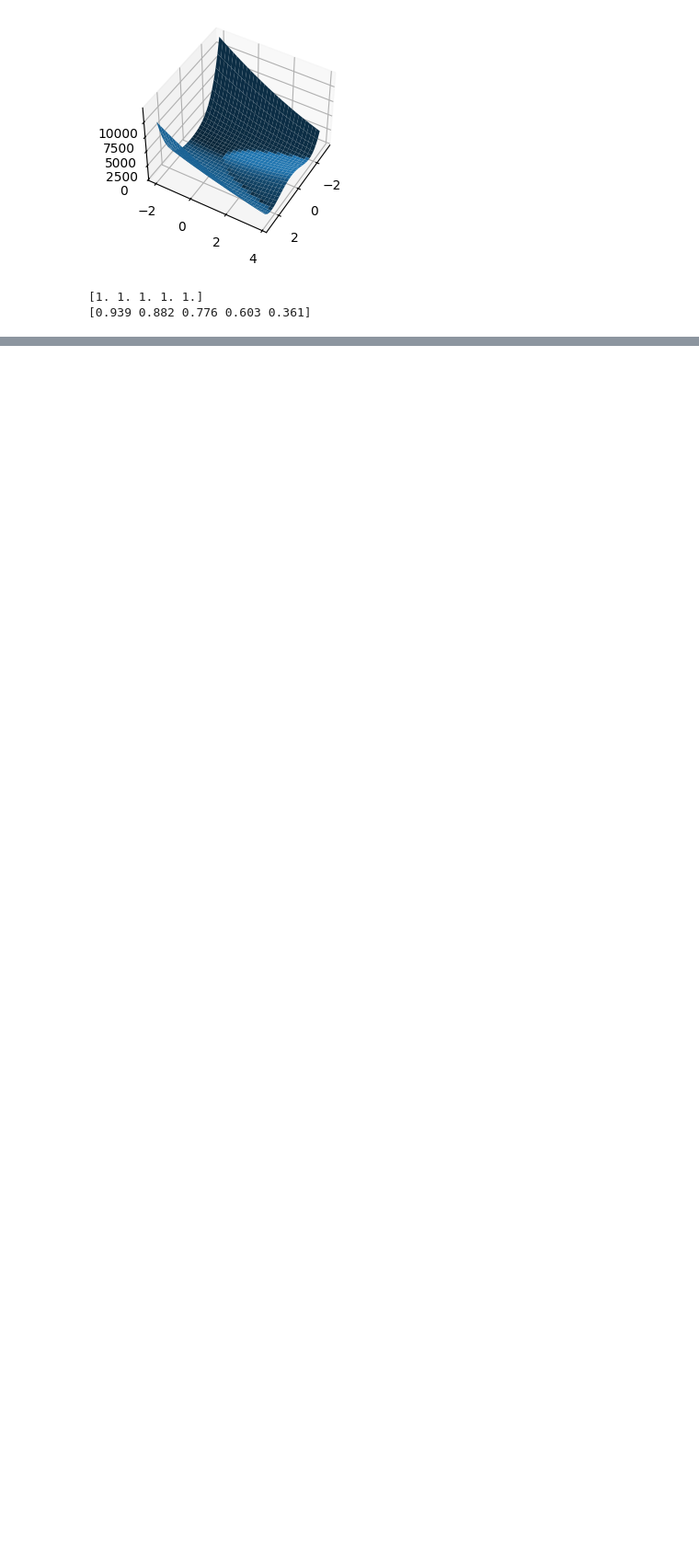
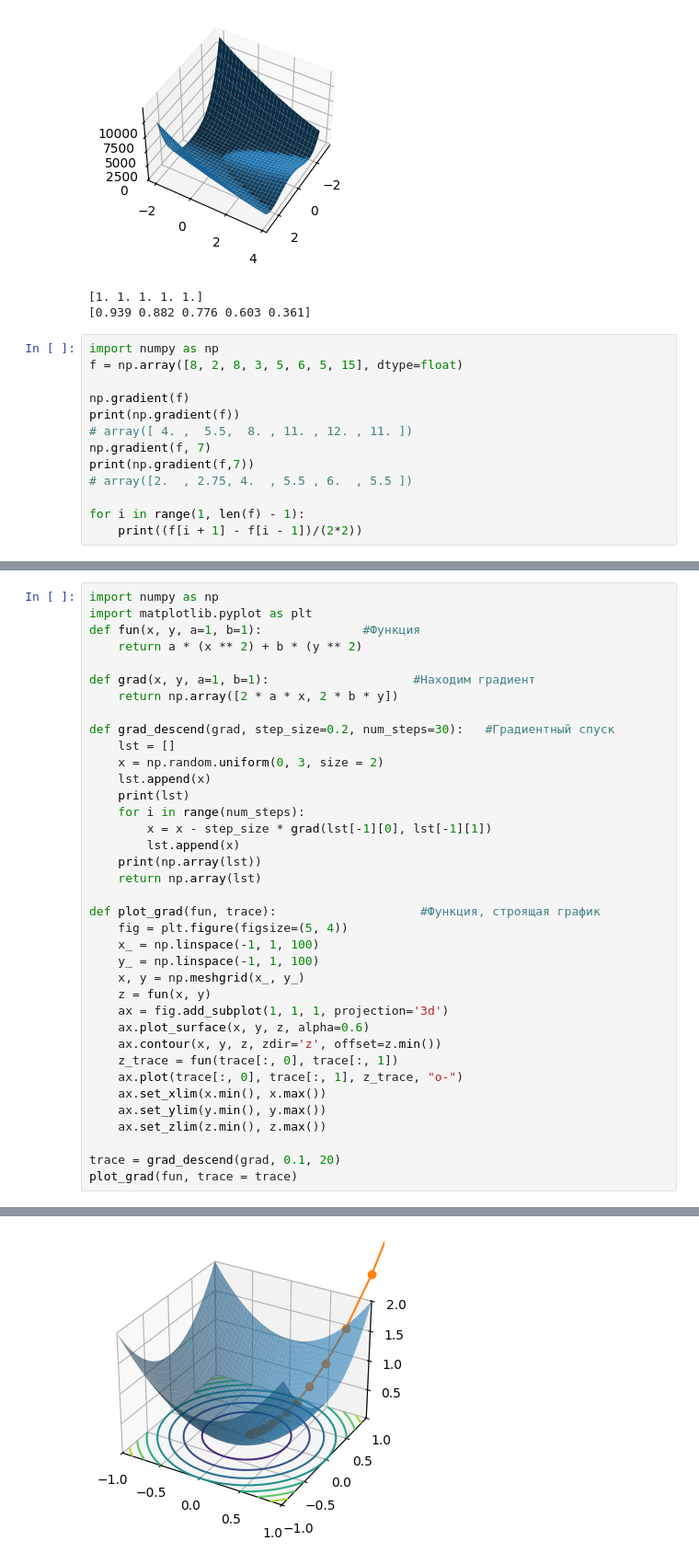
Before and after one commit to troydenys-git/New_MIFI_ML2, a Jupyter notebook: Math analyze/Task.ipynb, the cells around one changed output, grey strips where cells are left out. Shown at 92% size. Saved outputs shown, nothing was run; the diff lists cells and outputs as text; blank space fills up the shorter version.

```diff
--- a/Math analyze/Task.ipynb
+++ b/Math analyze/Task.ipynb
@@ -29,3 +29,16 @@ print(np.round(result_point.x,3))
 [figure]
 [1. 1. 1. 1. 1.]
 [0.939 0.882 0.776 0.603 0.361]
+# %%
+import numpy as np
+f = np.array([8, 2, 8, 3, 5, 6, 5, 15], dtype=float)
+
+np.gradient(f)
+print(np.gradient(f))
+# array([ 4. ,  5.5,  8. , 11. , 12. , 11. ])
+np.gradient(f, 7)
+print(np.gradient(f,7))
+# array([2.  , 2.75, 4.  , 5.5 , 6.  , 5.5 ])
+
+for i in range(1, len(f) - 1):
+    print((f[i + 1] - f[i - 1])/(2*2))
@@ -31,0 +57,38 @@ print(np.round(result_point.x,3))
+# %%
+import numpy as np
+import matplotlib.pyplot as plt
+def fun(x, y, a=1, b=1):              #Функция
+    return a * (x ** 2) + b * (y ** 2)
+
+def grad(x, y, a=1, b=1):                    #Находим градиент
+    return np.array([2 * a * x, 2 * b * y])
+
+def grad_descend(grad, step_size=0.2, num_steps=30):   #Градиентный спуск
+    lst = []
+    x = np.random.uniform(0, 3, size = 2)
+    lst.append(x)
+    print(lst)
+    for i in range(num_steps):
+        x = x - step_size * grad(lst[-1][0], lst[-1][1])
+        lst.append(x)
+    print(np.array(lst))
+    return np.array(lst)
+
+def plot_grad(fun, trace):                    #Функция, строящая график
+    fig = plt.figure(figsize=(5, 4))
+    x_ = np.linspace(-1, 1, 100)
+    y_ = np.linspace(-1, 1, 100)
+    x, y = np.meshgrid(x_, y_)
+    z = fun(x, y)
+    ax = fig.add_subplot(1, 1, 1, projection='3d')
+    ax.plot_surface(x, y, z, alpha=0.6)
+    ax.contour(x, y, z, zdir='z', offset=z.min())
+    z_trace = fun(trace[:, 0], trace[:, 1])
+    ax.plot(trace[:, 0], trace[:, 1], z_trace, "o-")
+    ax.set_xlim(x.min(), x.max())
+    ax.set_ylim(y.min(), y.max())
+    ax.set_zlim(z.min(), z.max())
+
+trace = grad_descend(grad, 0.1, 20)
+plot_grad(fun, trace = trace)
+# %% [output]
@@ -31,0 +112 @@ print(np.round(result_point.x,3))
+[figure, added]
```
Also changed, not shown: parts of 10 cells of this notebook, 2 other files.
